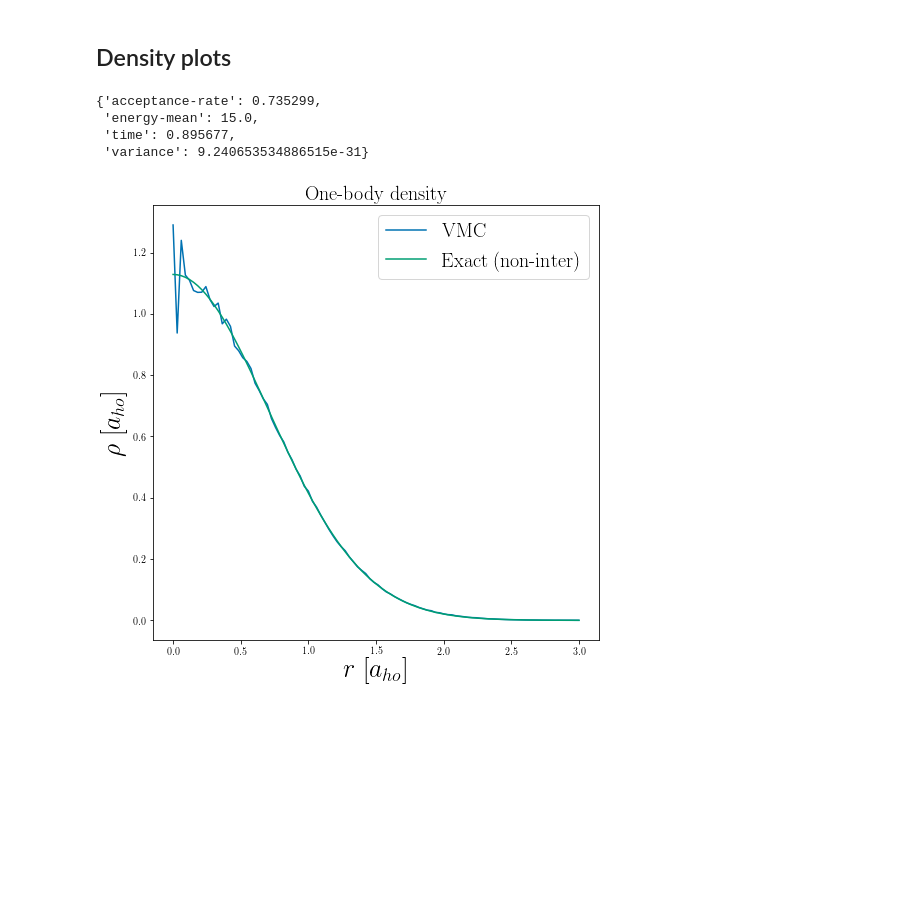
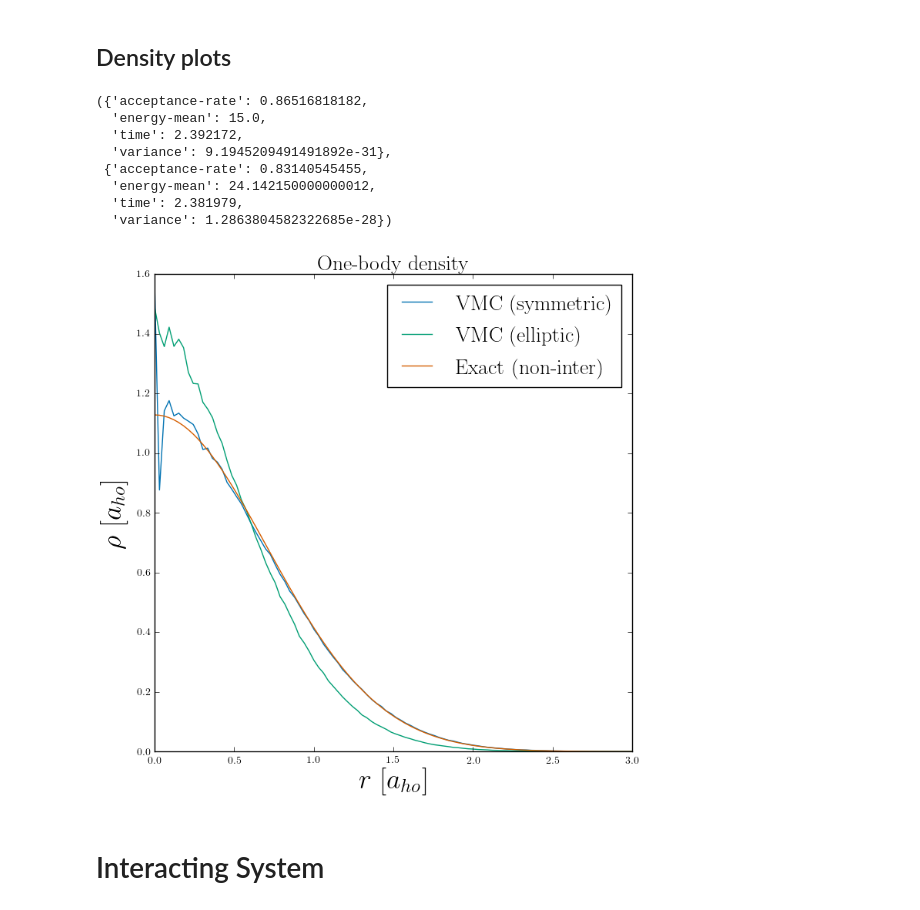
Before and after one commit to bsamseth/qflow, a Jupyter notebook: project1/python/analysis.ipynb, the cells around one changed output. Cells and saved outputs as stored; diff of their text form; code cells hidden in the pictures; blank space fills up the shorter version.

```diff
--- a/project1/python/analysis.ipynb
+++ b/project1/python/analysis.ipynb
@@ -82,15 +86,25 @@ Blocking warning: Blocked until stopped. Use more data if var != 0.
 # %% [markdown]
 ## Density plots
 # %%
-E, density, meta = run_MC(n=10, dims=3, alpha=0.5, beta=1, omega_z=1, a=0.00,
-                          importance=False, n_mc=int(1e6), step=1,
-                          n_bins=100, max_radius=3)
-density_plot(density, max_radius=3, alpha=0.5, draw_exact=True,
-             saveas='../results/one-body-3D-N10-noniter.png')
-meta
+_, density_1, meta_1 = run_MC(n=10, dims=3, alpha=0.5, beta=1, omega_z=1, a=0.00,
+                              importance=False, n_mc=int(1e6), step=0.5,
+                              n_bins=100, max_radius=3)
+_, density_2, meta_2 = run_MC(n=10, dims=3, alpha=0.5, beta=2.82843, omega_z=2.82843, a=0.00,
+                              importance=False, n_mc=int(1e6), step=0.5,
+                              n_bins=100, max_radius=3)
+density_plot_multiple(np.array([density_1, density_2]), max_radius=3, alpha=0.5, draw_exact=True,
+                      saveas='../results/one-body-3D-N10-noniter.png',
+                      labels=['VMC (symmetric)', 'VMC (elliptic)'])
+meta_1, meta_2
 # %% [output]
-{'acceptance-rate': 0.735299,
- 'energy-mean': 15.0,
- 'time': 0.895677,
- 'variance': 9.240653534886515e-31}
+({'acceptance-rate': 0.86516818182,
+  'energy-mean': 15.0,
+  'time': 2.392172,
+  'variance': 9.1945209491491892e-31},
+ {'acceptance-rate': 0.83140545455,
+  'energy-mean': 24.142150000000012,
+  'time': 2.381979,
+  'variance': 1.2863804582322685e-28})
-[figure, old version]
+[figure, new version]
+# %% [markdown]
+# Interacting System
```
Also changed, not shown: parts of 28 cells of this notebook, 2 other files.
